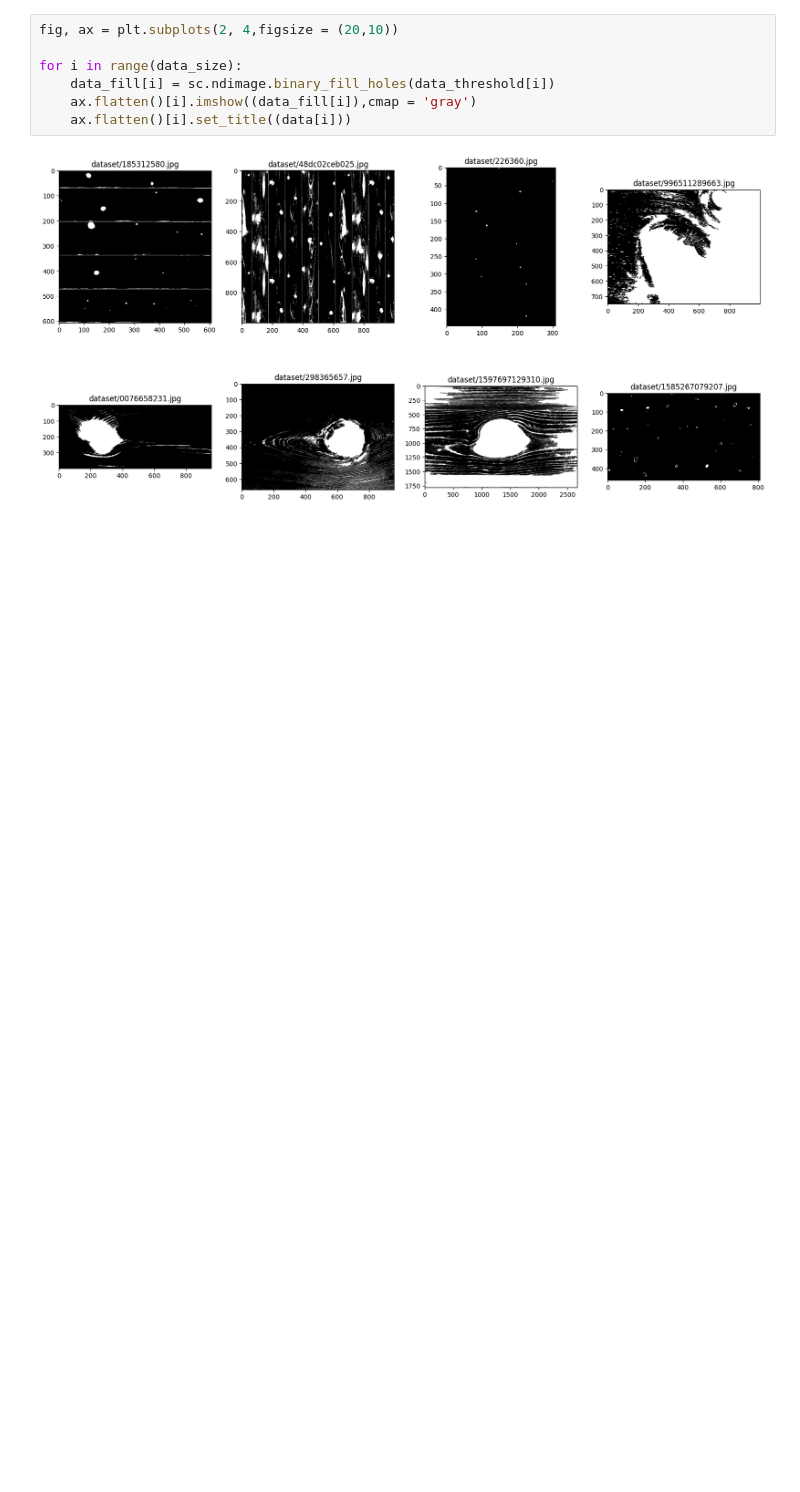
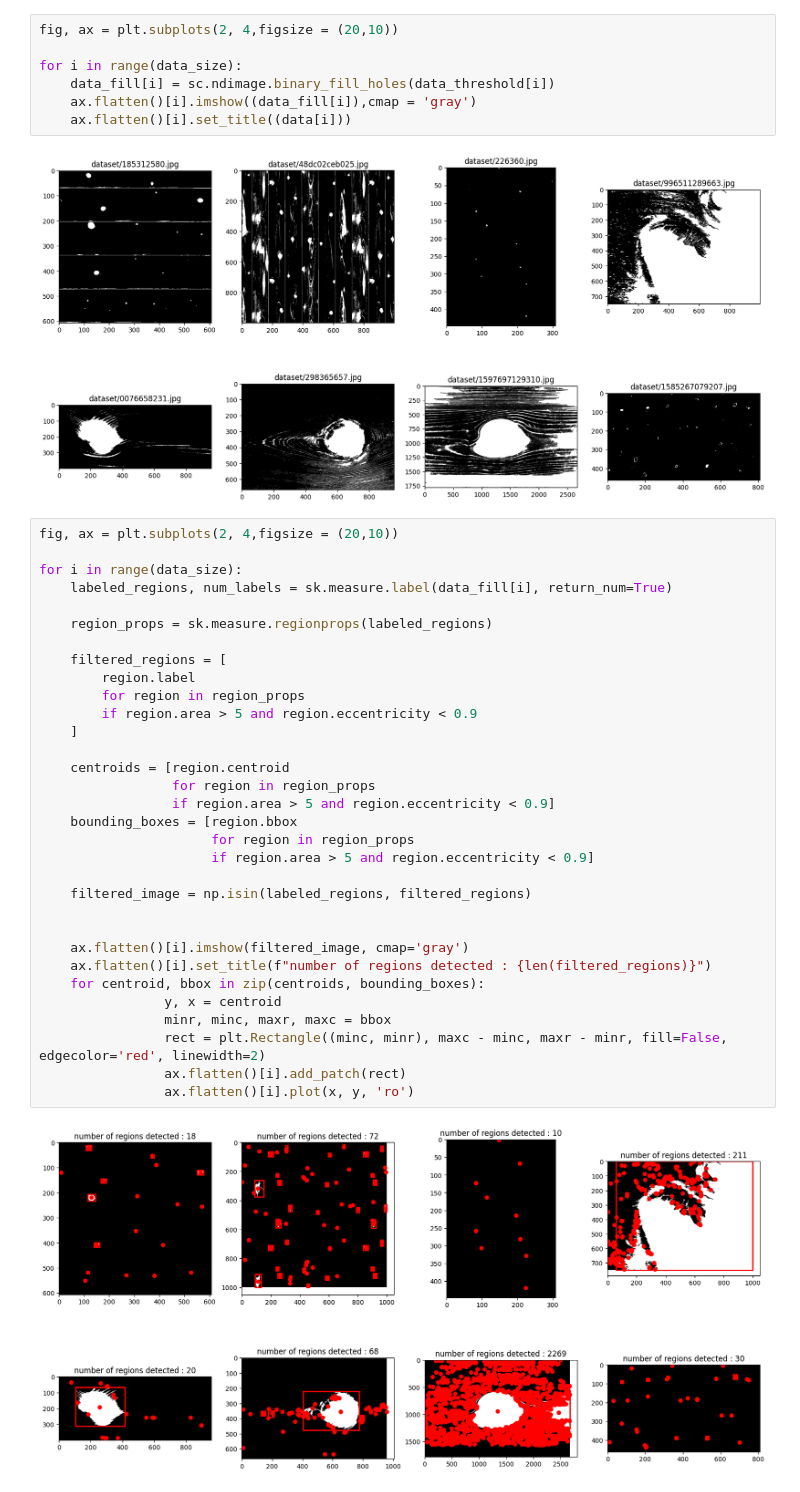
Before and after one commit to SeigiTenshi/BIP, a Jupyter notebook: Project/Project_V01.ipynb, the cells around one changed output. Saved outputs shown, nothing was run; the diff lists cells and outputs as text; blank space fills up the shorter version.

```diff
--- a/Project/Project_V01.ipynb
+++ b/Project/Project_V01.ipynb
@@ -46,3 +47,37 @@ for i in range(data_size):
     ax.flatten()[i].set_title((data[i]))
 # %% [output]
 [figure]
+# %%
+fig, ax = plt.subplots(2, 4,figsize = (20,10))
+
+for i in range(data_size):
+    labeled_regions, num_labels = sk.measure.label(data_fill[i], return_num=True)
+
+    region_props = sk.measure.regionprops(labeled_regions)
+
+    filtered_regions = [
+        region.label
+        for region in region_props
+        if region.area > 5 and region.eccentricity < 0.9
+    ]
+
+    centroids = [region.centroid
+                 for region in region_props
+                 if region.area > 5 and region.eccentricity < 0.9]
+    bounding_boxes = [region.bbox
+                      for region in region_props
+                      if region.area > 5 and region.eccentricity < 0.9]
+
+    filtered_image = np.isin(labeled_regions, filtered_regions)
+
+
+    ax.flatten()[i].imshow(filtered_image, cmap='gray')
+    ax.flatten()[i].set_title(f"number of regions detected : {len(filtered_regions)}")
+    for centroid, bbox in zip(centroids, bounding_boxes):
+                y, x = centroid
+                minr, minc, maxr, maxc = bbox
+                rect = plt.Rectangle((minc, minr), maxc - minc, maxr - minr, fill=False, edgecolor='red', linewidth=2)
+                ax.flatten()[i].add_patch(rect)
+                ax.flatten()[i].plot(x, y, 'ro')
+# %% [output]
+[figure, added]
```
Also changed, not shown: parts of 2 cells of this notebook.
